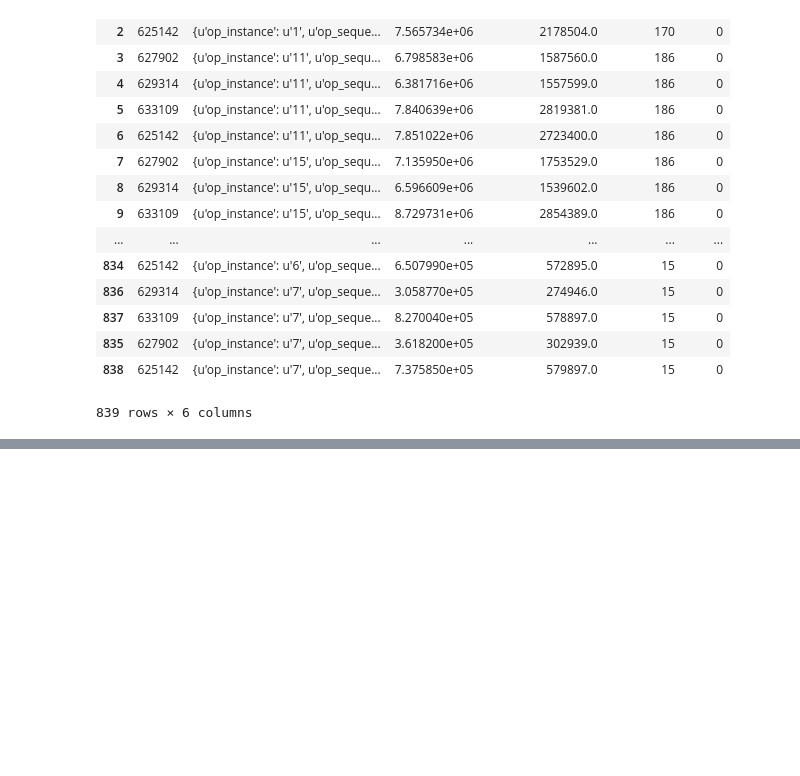
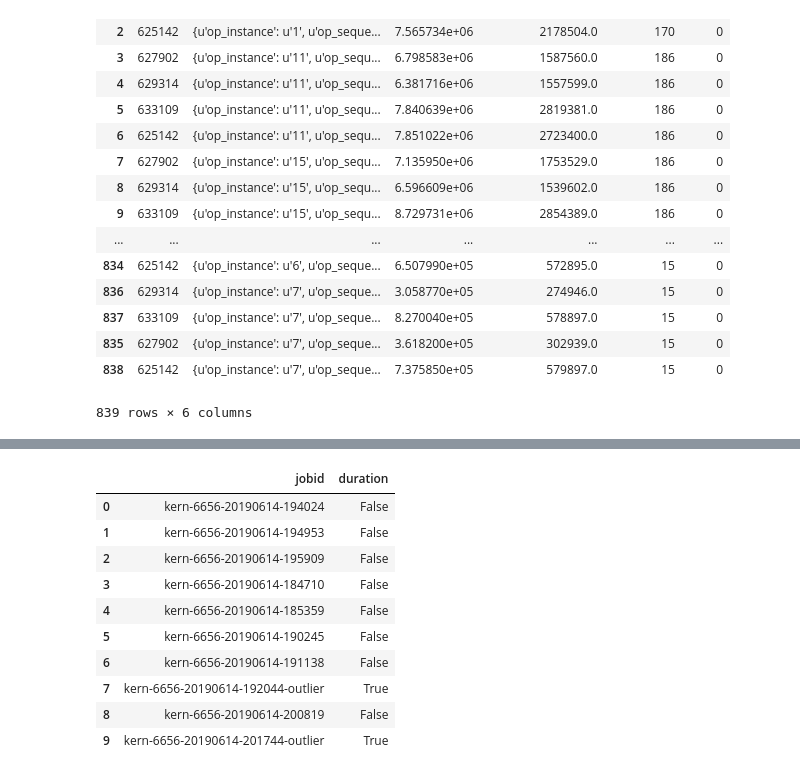
Before and after one commit to ilaflott/epmt, a Jupyter notebook: Outliers-API.ipynb, the cells around one changed output, grey strips where cells are left out. Saved outputs shown, nothing was run; the diff lists cells and outputs as text; code cells hidden in the pictures; blank space fills up the shorter version.

```diff
--- a/Outliers-API.ipynb
+++ b/Outliers-API.ipynb
@@ -298,0 +350,16 @@ outliers.loc[outliers['duration'] | outliers['num_procs'] | outliers['exclusive_
+# %%
+# As you can see, we have deliberately marked the outlier jobs.
+# Now let's see if our algorithms can also spot them
+eod.detect_outlier_jobs(jobs, features=['duration'])
+# %% [output]
+|  | jobid | duration |
+| 0 | kern-6656-20190614-194024 | False |
+| 1 | kern-6656-20190614-194953 | False |
+| 2 | kern-6656-20190614-195909 | False |
+| 3 | kern-6656-20190614-184710 | False |
+| 4 | kern-6656-20190614-185359 | False |
+| 5 | kern-6656-20190614-190245 | False |
+| 6 | kern-6656-20190614-191138 | False |
+| 7 | kern-6656-20190614-192044-outlier | True |
+| 8 | kern-6656-20190614-200819 | False |
+| 9 | kern-6656-20190614-201744-outlier | True |
```
Also changed, not shown: parts of 6 cells of this notebook.
